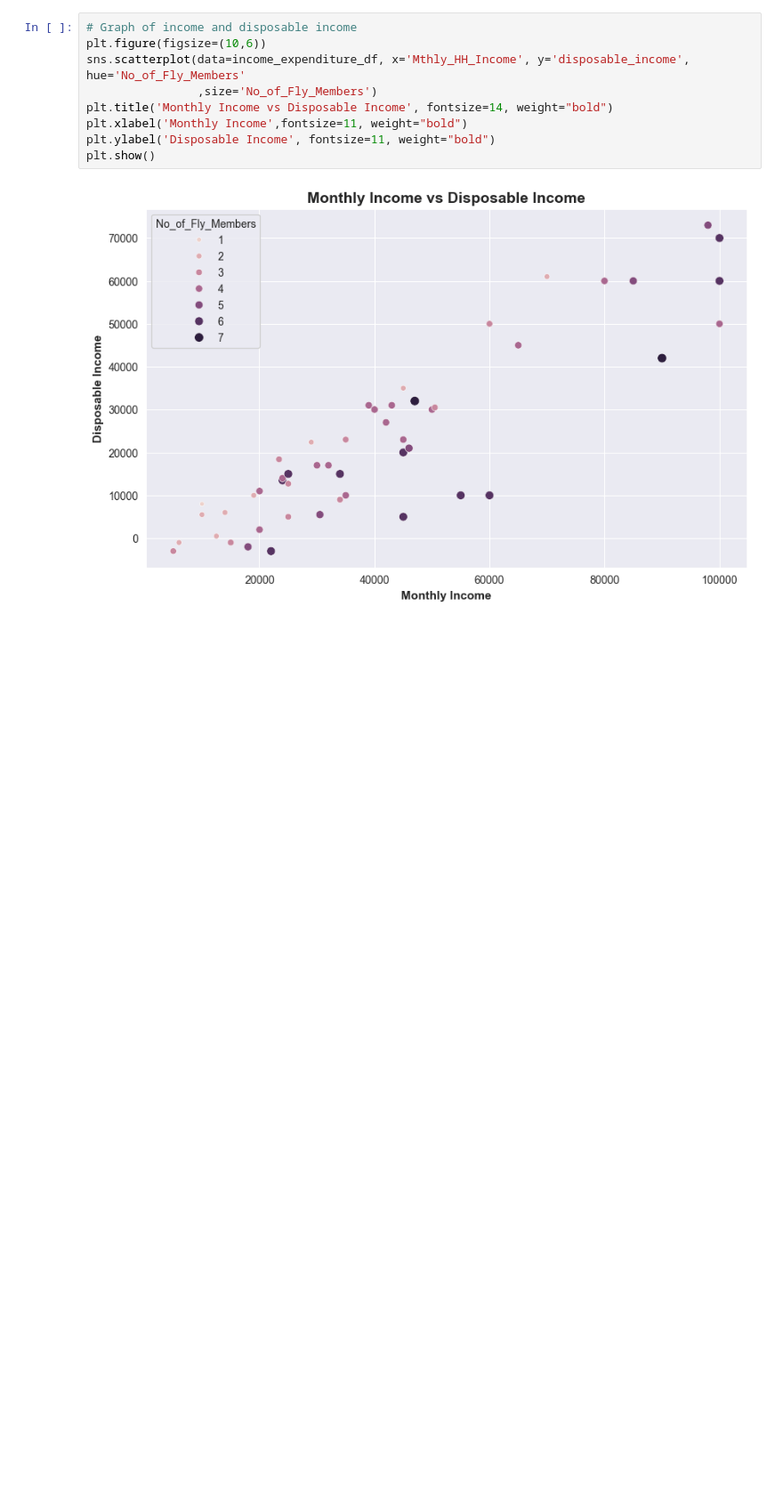
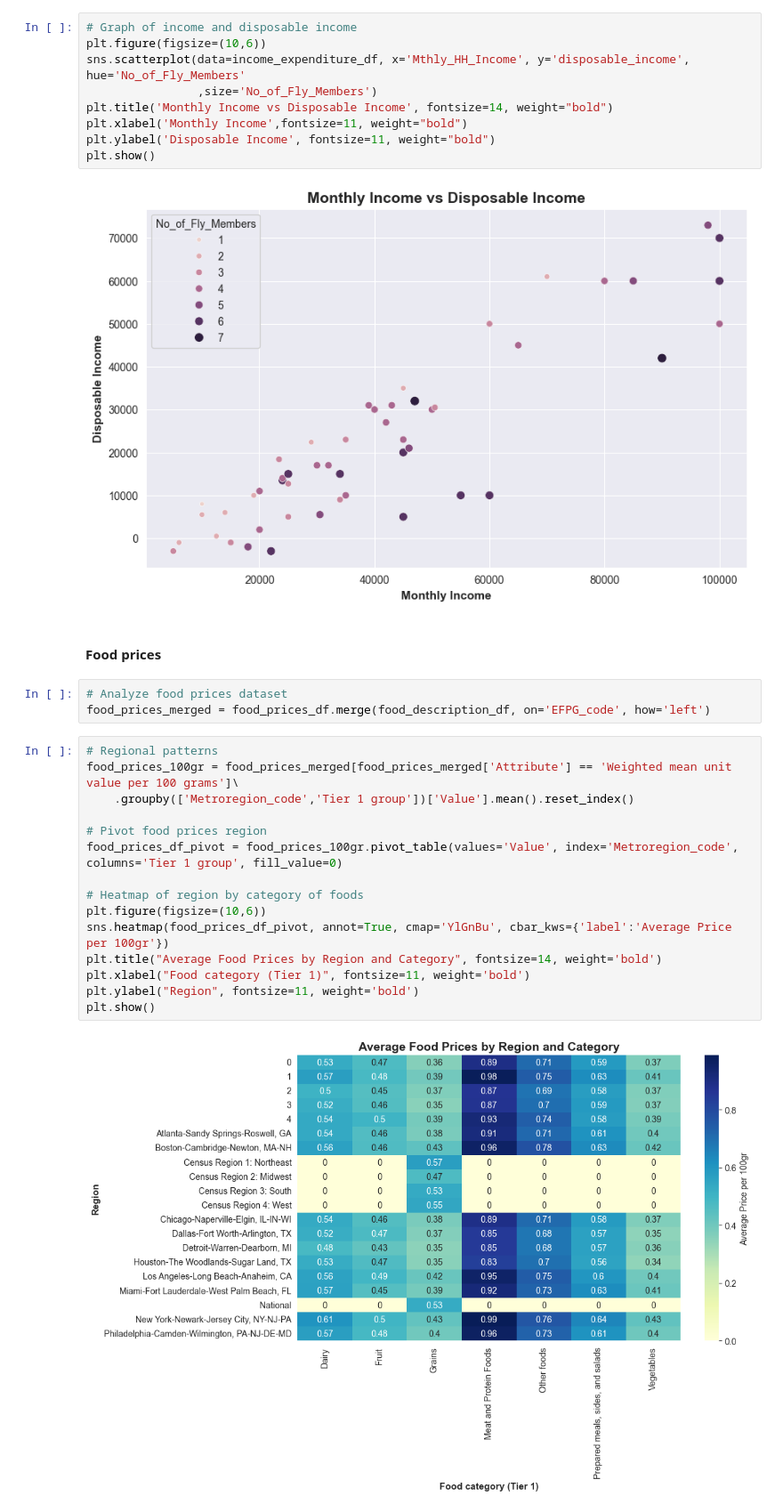
Before and after one commit to StephanieApaza/Income_influence_food_choices, a Jupyter notebook: income_food_choices.ipynb, the cells around one changed output. Shown: that part at 89% size. Cells and saved outputs as stored; diff of their text form; blank space fills up the shorter version.

Commit message:
Analyzing food prices by region and category

```diff
--- a/income_food_choices.ipynb
+++ b/income_food_choices.ipynb
@@ -666,3 +707,25 @@ plt.ylabel('Disposable Income', fontsize=11, weight="bold")
 plt.show()
 # %% [output]
 [figure]
+# %% [markdown]
+#### Food prices
+# %%
+# Analyze food prices dataset
+food_prices_merged = food_prices_df.merge(food_description_df, on='EFPG_code', how='left')
+# %%
+# Regional patterns
+food_prices_100gr = food_prices_merged[food_prices_merged['Attribute'] == 'Weighted mean unit value per 100 grams']\
+    .groupby(['Metroregion_code','Tier 1 group'])['Value'].mean().reset_index()
+
+# Pivot food prices region
+food_prices_df_pivot = food_prices_100gr.pivot_table(values='Value', index='Metroregion_code', columns='Tier 1 group', fill_value=0)
+
+# Heatmap of region by category of foods
+plt.figure(figsize=(10,6))
+sns.heatmap(food_prices_df_pivot, annot=True, cmap='YlGnBu', cbar_kws={'label':'Average Price per 100gr'})
+plt.title("Average Food Prices by Region and Category", fontsize=14, weight='bold')
+plt.xlabel("Food category (Tier 1)", fontsize=11, weight='bold')
+plt.ylabel("Region", fontsize=11, weight='bold')
+plt.show()
+# %% [output]
+[figure, added]
```
Also changed, not shown: parts of 9 cells of this notebook.
